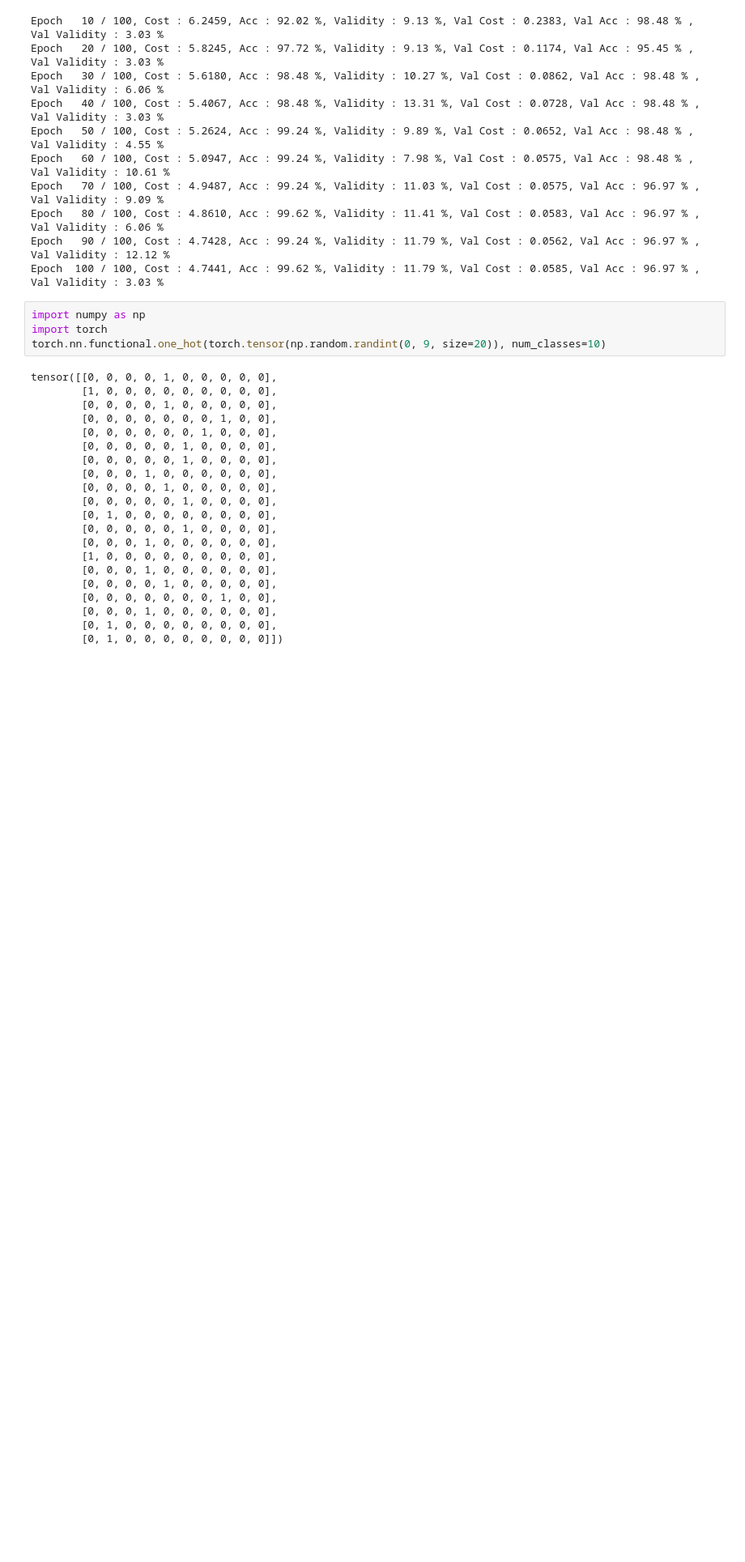
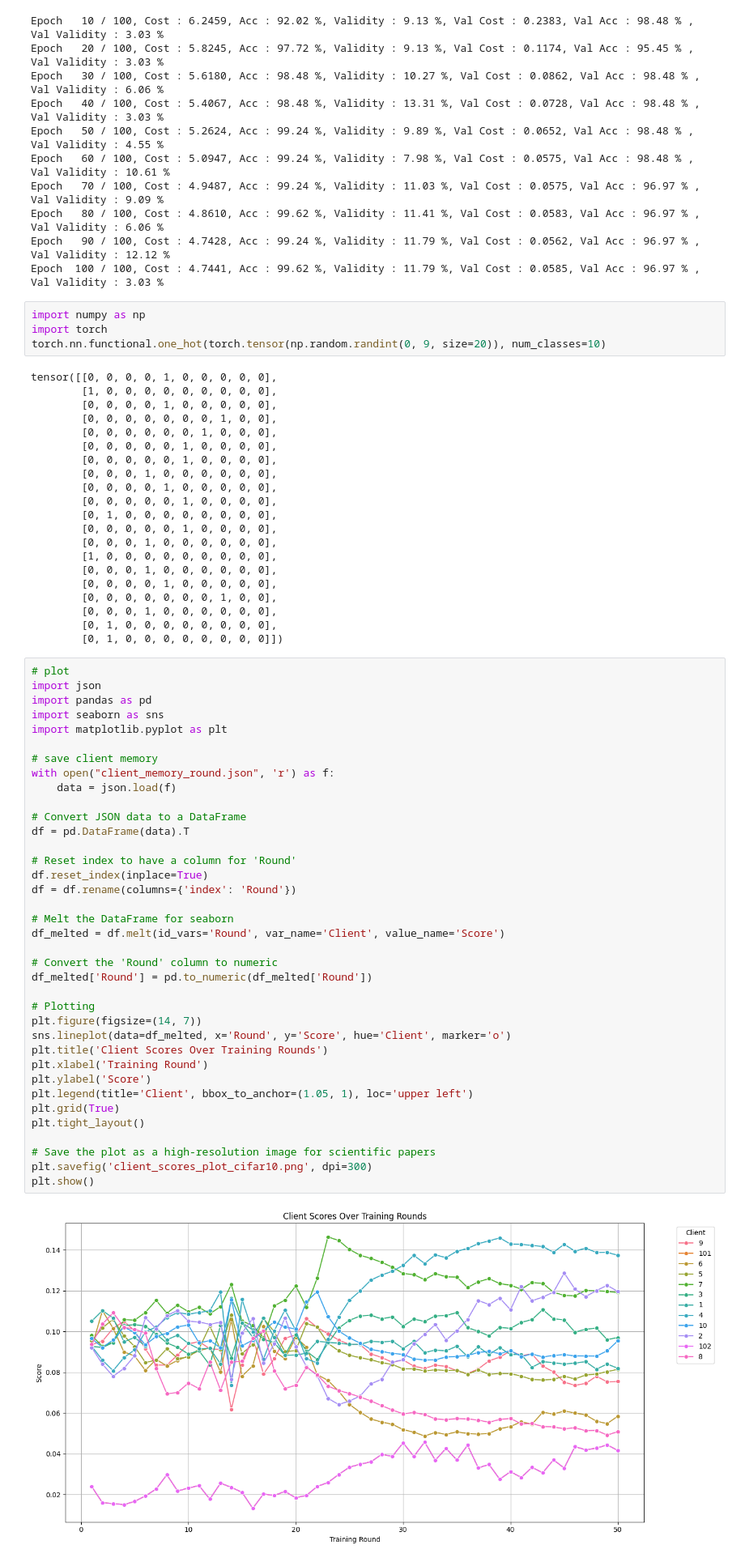
Before and after one commit to dariofenoglio98/CF_FL, a Jupyter notebook: trash.ipynb, the cells around one changed output. Shown at 81% size. Saved outputs shown, nothing was run; the diff lists cells and outputs as text; blank space fills up the shorter version.

```diff
--- a/trash.ipynb
+++ b/trash.ipynb
@@ -322,3 +322,42 @@ tensor([[0, 0, 0, 0, 1, 0, 0, 0, 0, 0],
         [0, 0, 0, 1, 0, 0, 0, 0, 0, 0],
         [0, 1, 0, 0, 0, 0, 0, 0, 0, 0],
         [0, 1, 0, 0, 0, 0, 0, 0, 0, 0]])
+# %%
+# plot
+import json
+import pandas as pd
+import seaborn as sns
+import matplotlib.pyplot as plt
+
+# save client memory
+with open("client_memory_round.json", 'r') as f:
+    data = json.load(f)
+
+# Convert JSON data to a DataFrame
+df = pd.DataFrame(data).T
+
+# Reset index to have a column for 'Round'
+df.reset_index(inplace=True)
+df = df.rename(columns={'index': 'Round'})
+
+# Melt the DataFrame for seaborn
+df_melted = df.melt(id_vars='Round', var_name='Client', value_name='Score')
+
+# Convert the 'Round' column to numeric
+df_melted['Round'] = pd.to_numeric(df_melted['Round'])
+
+# Plotting
+plt.figure(figsize=(14, 7))
+sns.lineplot(data=df_melted, x='Round', y='Score', hue='Client', marker='o')
+plt.title('Client Scores Over Training Rounds')
+plt.xlabel('Training Round')
+plt.ylabel('Score')
+plt.legend(title='Client', bbox_to_anchor=(1.05, 1), loc='upper left')
+plt.grid(True)
+plt.tight_layout()
+
+# Save the plot as a high-resolution image for scientific papers
+plt.savefig('client_scores_plot_cifar10.png', dpi=300)
+plt.show()
+# %% [output]
+[figure, added]
```
Also changed, not shown: parts of 10 cells of this notebook, 9 other files.
